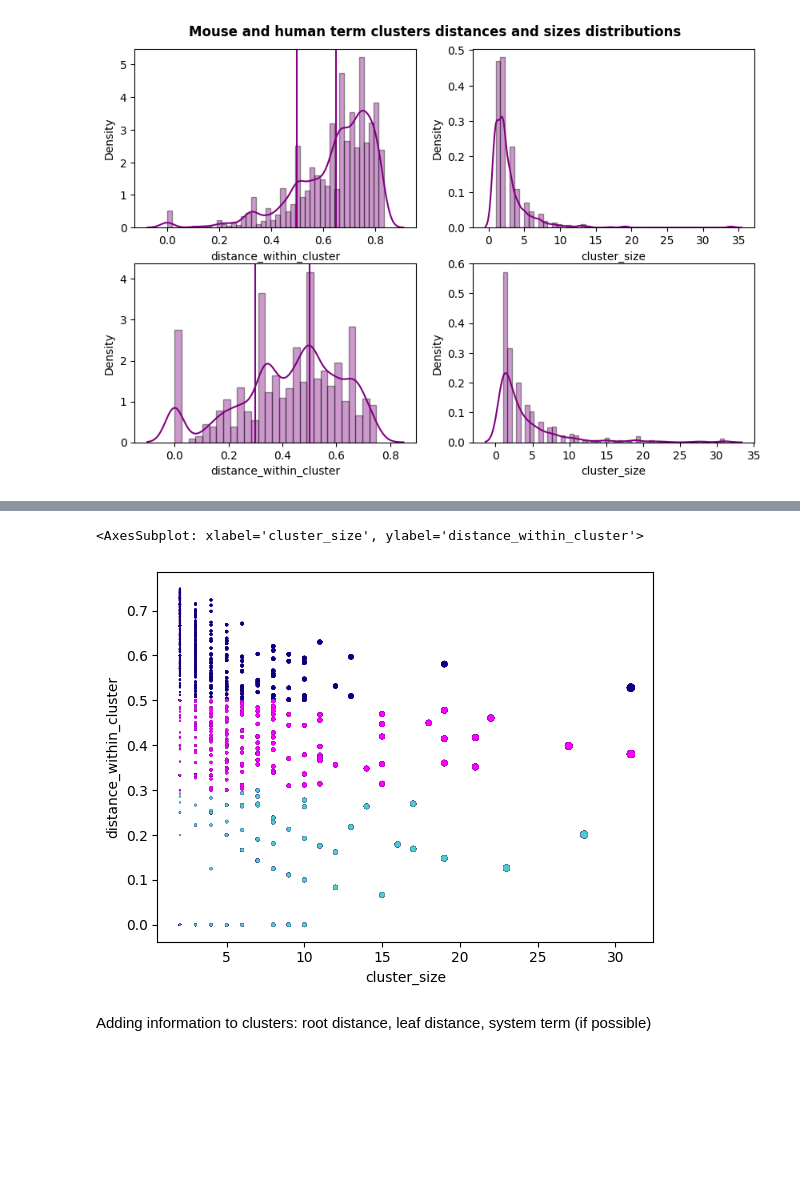
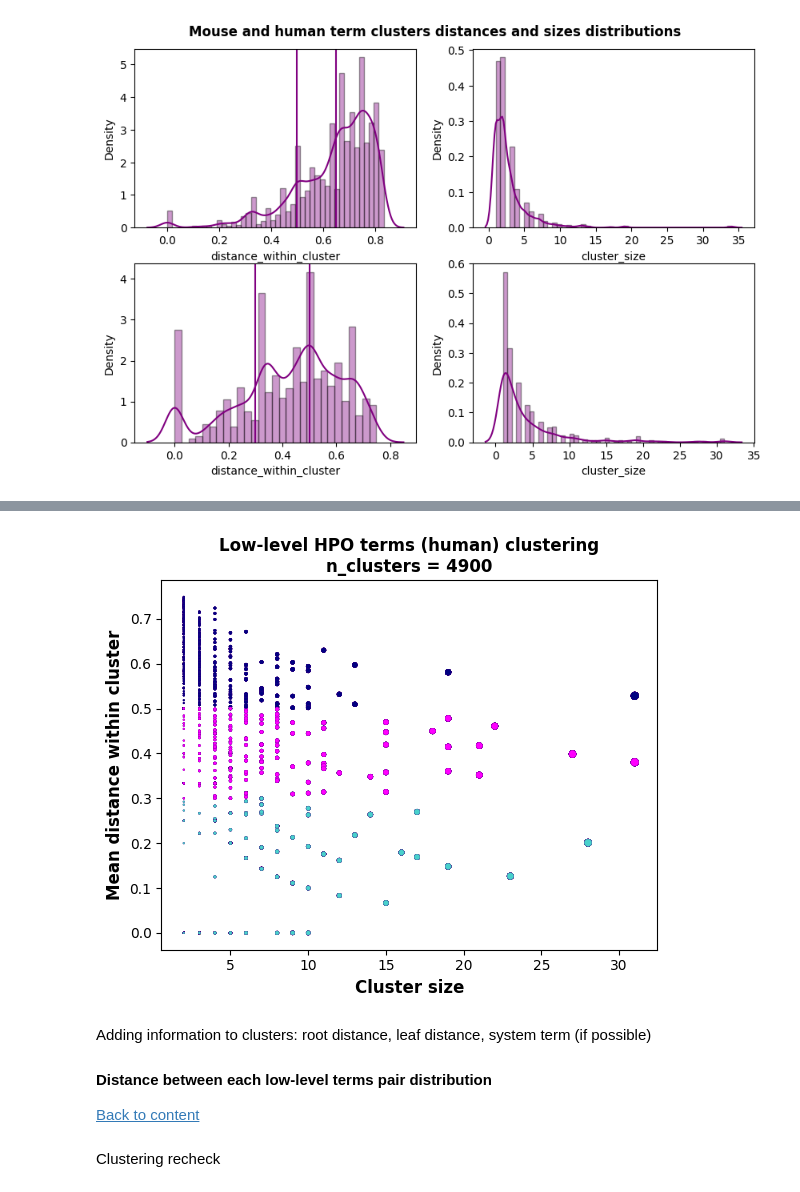
Before and after one commit to pavlovanadia/genotype_to_phenotype, a Jupyter notebook: scripts/concordance_clustering.ipynb, the cells around one changed output, grey strips where cells are left out. Saved outputs shown, nothing was run; the diff lists cells and outputs as text; code cells hidden in the pictures; blank space fills up the shorter version.

```diff
--- a/scripts/concordance_clustering.ipynb
+++ b/scripts/concordance_clustering.ipynb
@@ -1431,16 +1441,43 @@ sns.scatterplot(
 # %%
 clustered_hps["color"] = clustered_hps.color.fillna("black")
 
 sns.scatterplot(
     data=clustered_hps[~clustered_hps.distance_within_cluster.isna()],
     x="cluster_size",
     y="distance_within_cluster",
     s=clustered_hps[~clustered_hps.distance_within_cluster.isna()].cluster_size.tolist(),
     color=clustered_hps[~clustered_hps.distance_within_cluster.isna()].color.tolist(),
     edgecolor="indigo"
 )
+
+plt.xlabel(
+    "Cluster size",
+    size=12,
+    weight="bold"
+)
+plt.ylabel(
+    "Mean distance within cluster",
+    size=12,
+    weight="bold"
+)
+plt.title(
+    f"Low-level HPO terms (human) clustering\nn_clusters = {best_n_clusters_h}",
+    weight="bold"
+)
+
+plt.savefig(
+    f"{PLOTS_DIR}/concord_40_human_custer_size_distance_hue",
+    bbox_inches="tight",
+    dpi=800
+)
+
+plt.show()
 # %% [output]
-<AxesSubplot: xlabel='cluster_size', ylabel='distance_within_cluster'>
-[figure, old version]
+[figure, new version]
 # %% [markdown]
 Adding information to clusters: root distance, leaf distance, system term (if possible)
+
+<a id="label"><h4>Distance between each low-level terms pair distribution</h4></a>
+[Back to content](#content)
+# %% [markdown]
+Clustering recheck
```
Also changed, not shown: parts of 124 cells of this notebook.
